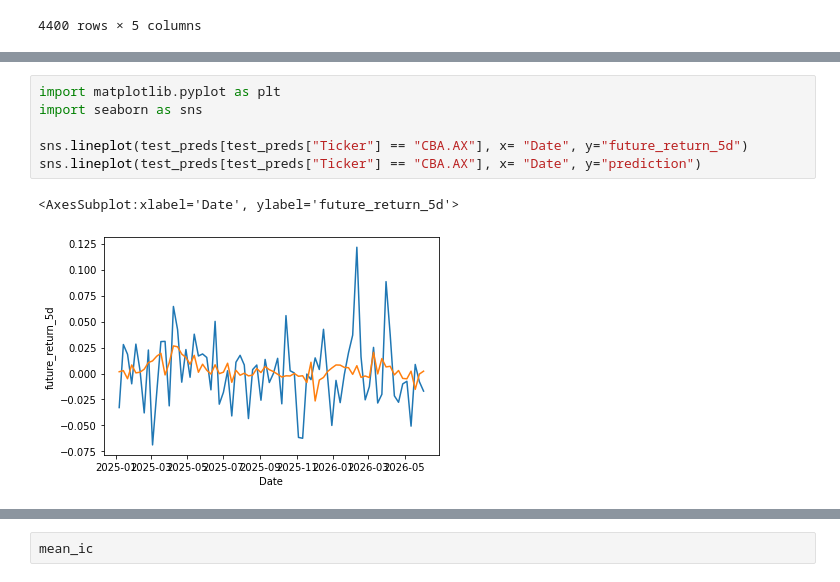
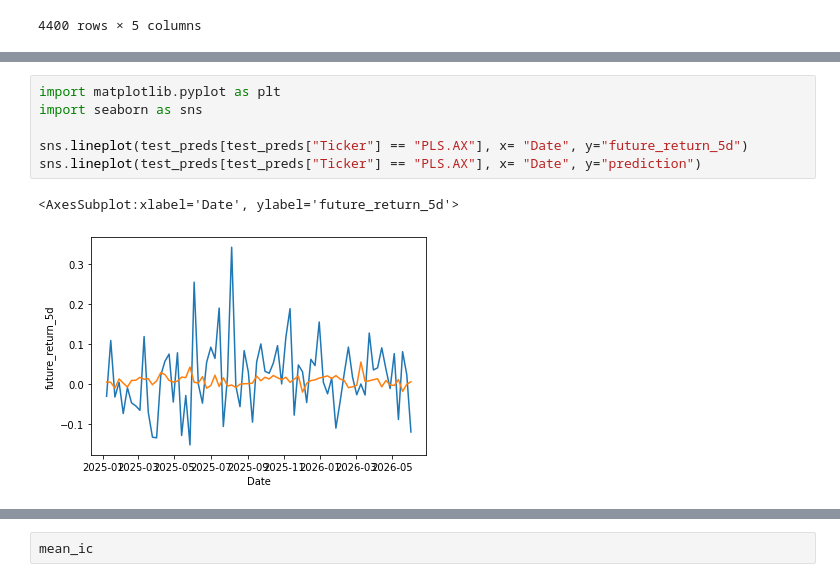
Before and after one commit to hungryfire267/systematic-equities-research, a Jupyter notebook: notebooks/lightgbm_walkforward_research.ipynb, the cells around one changed output, grey strips where cells are left out. Drawn from its saved outputs; the diff is of its cells as text.

```diff
--- a/notebooks/lightgbm_walkforward_research.ipynb
+++ b/notebooks/lightgbm_walkforward_research.ipynb
@@ -156,9 +215,9 @@ test_preds
 # %%
 import matplotlib.pyplot as plt
 import seaborn as sns
 
-sns.lineplot(test_preds[test_preds["Ticker"] == "CBA.AX"], x= "Date", y="future_return_5d")
-sns.lineplot(test_preds[test_preds["Ticker"] == "CBA.AX"], x= "Date", y="prediction")
+sns.lineplot(test_preds[test_preds["Ticker"] == "PLS.AX"], x= "Date", y="future_return_5d")
+sns.lineplot(test_preds[test_preds["Ticker"] == "PLS.AX"], x= "Date", y="prediction")
 # %% [output]
 <AxesSubplot:xlabel='Date', ylabel='future_return_5d'>
-[figure, old version]
+[figure, new version]
```
Also changed, not shown: parts of 3 cells of this notebook, 11 other files.
